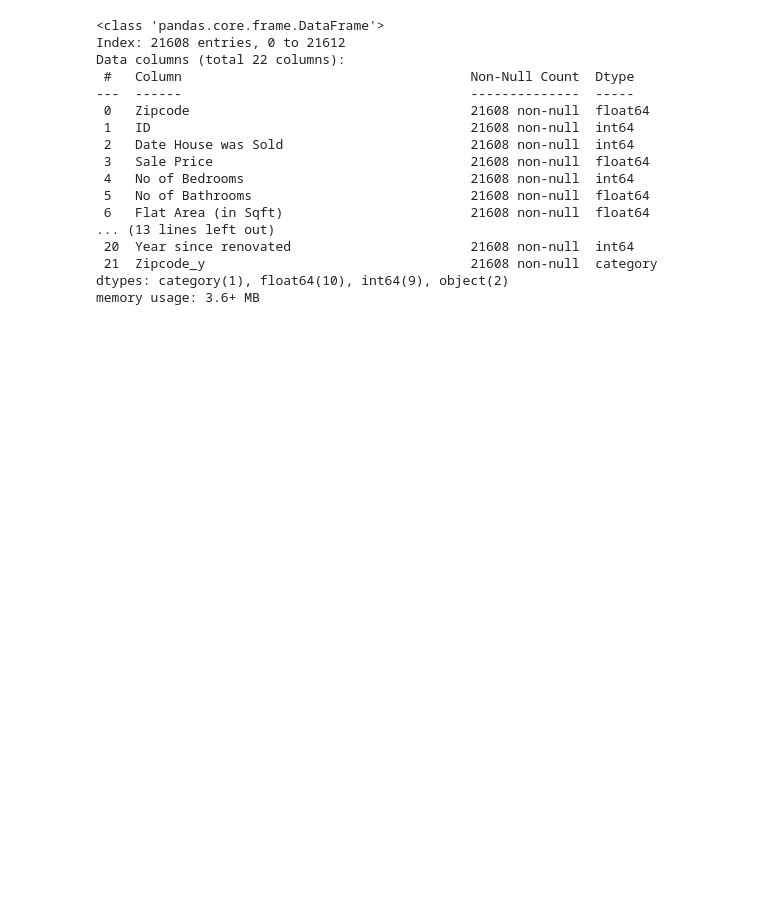
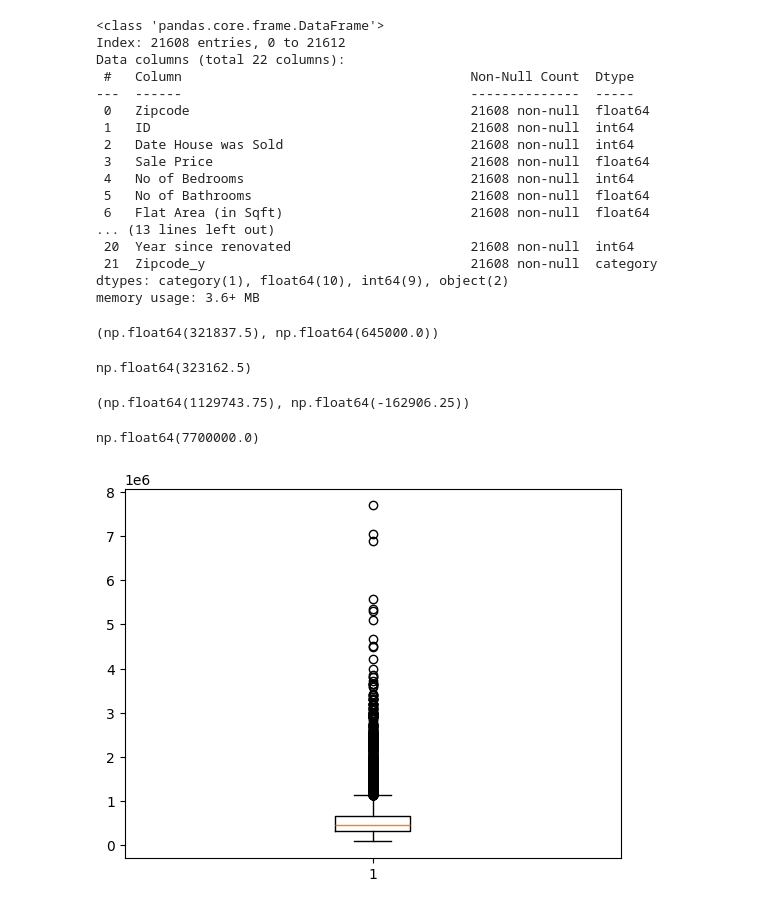
Before and after one commit to trailokya-world/House-price-prediction-, a Jupyter notebook: cleaning and preprocessing.ipynb, the cells around one changed output. Drawn from its saved outputs; the diff is of its cells as text; code cells hidden in the pictures; blank space fills up the shorter version.

```diff
--- a/cleaning and preprocessing.ipynb
+++ b/cleaning and preprocessing.ipynb
@@ -253,3 +253,32 @@ Data columns (total 22 columns):
  21  Zipcode_y                                  21608 non-null  category
 dtypes: category(1), float64(10), int64(9), object(2)
 memory usage: 3.6+ MB
+# %%
+q1=data["Sale Price"].quantile(0.25)
+q3=data["Sale Price"].quantile(0.75)
+(q1,q3)
+# %% [output]
+(np.float64(321837.5), np.float64(645000.0))
+# %%
+iqr=q3-q1
+iqr
+# %% [output]
+np.float64(323162.5)
+# %%
+
+
+lower_bound = q1 - 1.5 * iqr
+upper_bound = q3 + 1.5 * iqr
+
+(upper_bound,lower_bound)
+# %% [output]
+(np.float64(1129743.75), np.float64(-162906.25))
+# %%
+data["Sale Price"].max()
+# %% [output]
+np.float64(7700000.0)
+# %%
+plt.boxplot(data["Sale Price"])
+plt.show()
+# %% [output]
+[figure, added]
```
Also changed, not shown: parts of 4 cells of this notebook.
